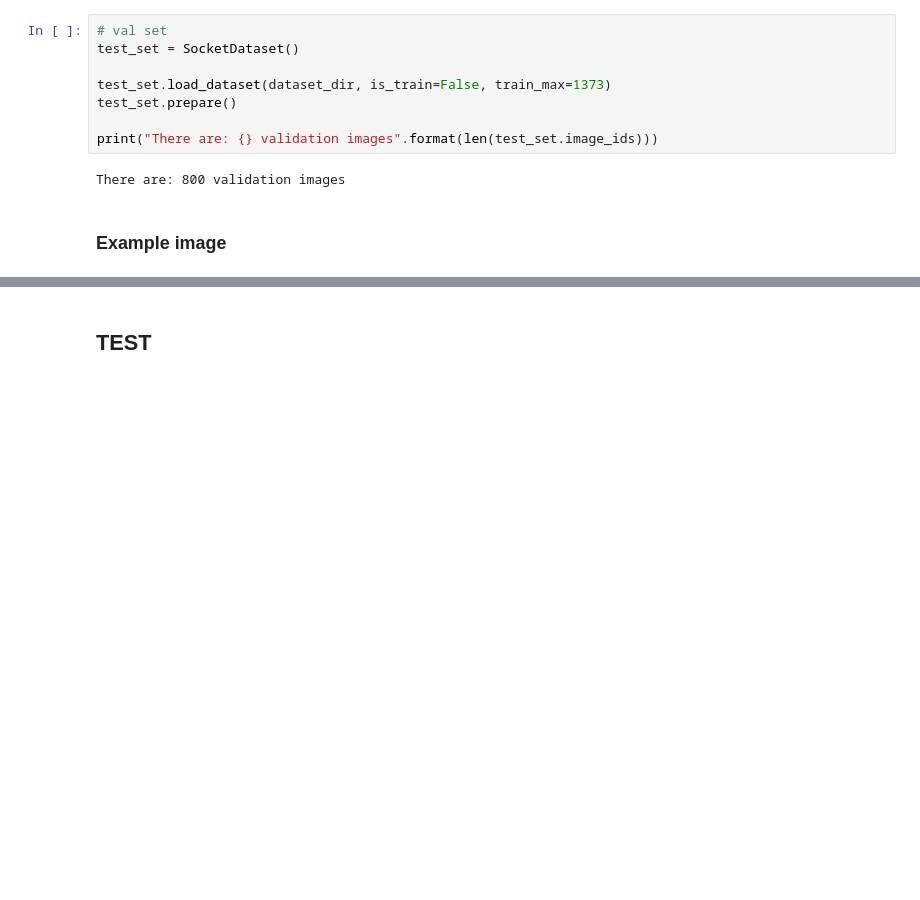
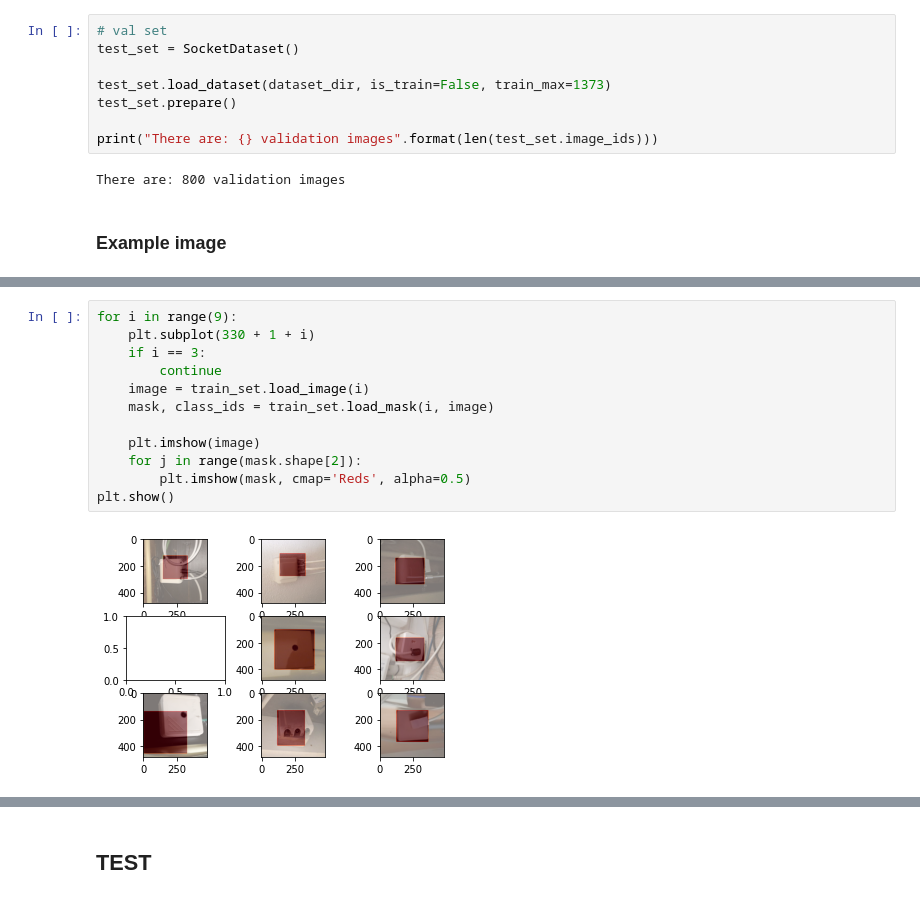
Before and after one commit to wolfsinem/socketRecognizer, a Jupyter notebook: train_model.ipynb, the cells around one changed output, grey strips where cells are left out. Drawn from its saved outputs; the diff is of its cells as text; blank space fills up the shorter version.

```diff
--- a/train_model.ipynb
+++ b/train_model.ipynb
@@ -64,0 +107,14 @@ def create_mask(bb, x):
+# %%
+for i in range(9):
+    plt.subplot(330 + 1 + i)
+    if i == 3:
+        continue
+    image = train_set.load_image(i)
+    mask, class_ids = train_set.load_mask(i, image)
+
+    plt.imshow(image)
+    for j in range(mask.shape[2]):
+        plt.imshow(mask, cmap='Reds', alpha=0.5)
+plt.show()
+# %% [output]
+[figure, added]
```
Also changed, not shown: parts of 16 cells of this notebook.
